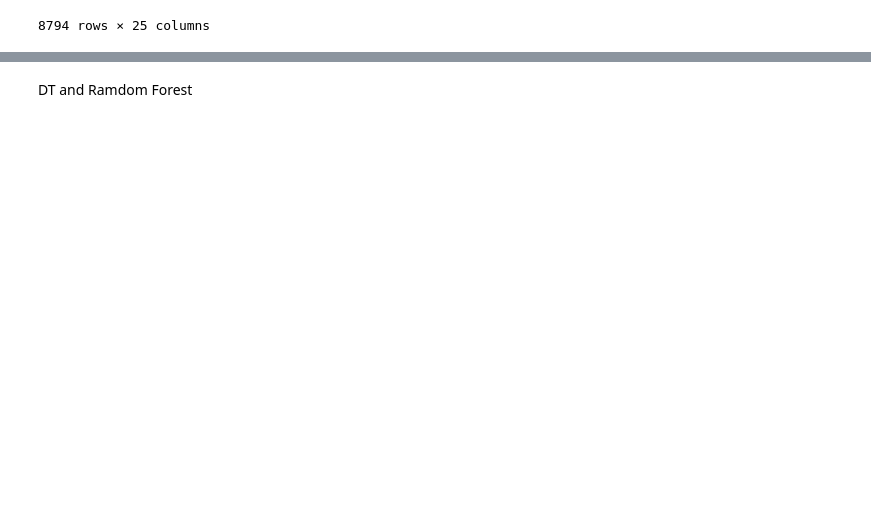
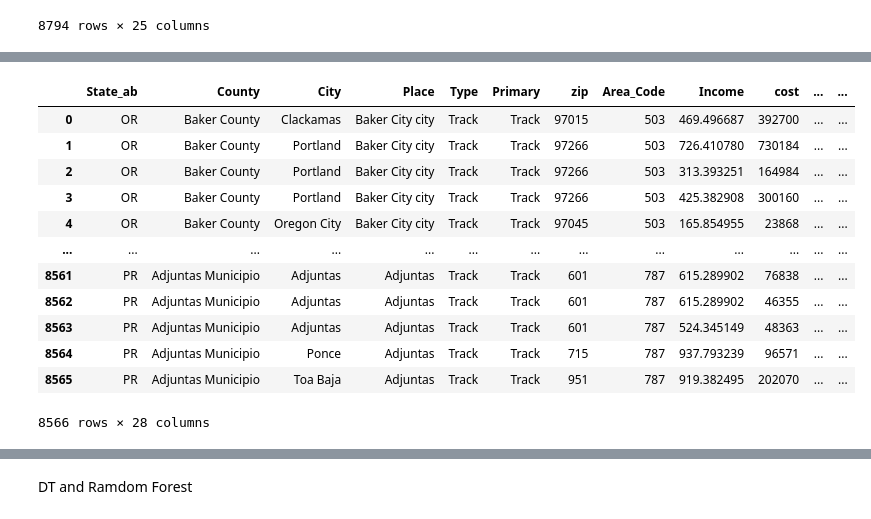
Before and after one commit to riasat-mahbub/ML_Final_Project, a Jupyter notebook: Untitled14.ipynb, the cells around one changed output, grey strips where cells are left out. Cells and saved outputs as stored; diff of their text form; code cells hidden in the pictures; blank space fills up the shorter version.

```diff
--- a/Untitled14.ipynb
+++ b/Untitled14.ipynb
@@ -78,0 +154,3 @@ df_merge
+# %%
+df_merge = df_merge.drop([ 'State_Code','State_Name','ALand', 'AWater', 'Lat', 'Lon'], axis=1)
+df_merge
@@ -78,0 +171,3 @@ df_merge
+# %%
+df_merge = df_merge.rename(columns={'Zip_Code':'zip'})
+df_merge
@@ -115,2 +204,0 @@ df
-# %%
-df_merge = df.drop(['id_x', 'id_y', 'State_Cost','State_Name',])
@@ -130,0 +205,18 @@ df_merge = df.drop(['id_x', 'id_y', 'State_Cost','State_Name',])
+# %%
+df_merge_2 = pd.merge(df_merge, df_zip, on='zip')
+df_merge_2['isMetro'] = df_merge_2['density'] >= 500
+df_merge_2
+# %% [output]
+|  | State_ab | County | City | Place | Type | Primary | zip | Area_Code | Income | cost | ... | ... |
+| 0 | OR | Baker County | Clackamas | Baker City city | Track | Track | 97015 | 503 | 469.496687 | 392700 | ... | ... |
+| 1 | OR | Baker County | Portland | Baker City city | Track | Track | 97266 | 503 | 726.410780 | 730184 | ... | ... |
+| 2 | OR | Baker County | Portland | Baker City city | Track | Track | 97266 | 503 | 313.393251 | 164984 | ... | ... |
+| 3 | OR | Baker County | Portland | Baker City city | Track | Track | 97266 | 503 | 425.382908 | 300160 | ... | ... |
+| 4 | OR | Baker County | Oregon City | Baker City city | Track | Track | 97045 | 503 | 165.854955 | 23868 | ... | ... |
+| ... | ... | ... | ... | ... | ... | ... | ... | ... | ... | ... | ... | ... |
+| 8561 | PR | Adjuntas Municipio | Adjuntas | Adjuntas | Track | Track | 601 | 787 | 615.289902 | 76838 | ... | ... |
+| 8562 | PR | Adjuntas Municipio | Adjuntas | Adjuntas | Track | Track | 601 | 787 | 615.289902 | 46355 | ... | ... |
+| 8563 | PR | Adjuntas Municipio | Adjuntas | Adjuntas | Track | Track | 601 | 787 | 524.345149 | 48363 | ... | ... |
+| 8564 | PR | Adjuntas Municipio | Ponce | Adjuntas | Track | Track | 715 | 787 | 937.793239 | 96571 | ... | ... |
+| 8565 | PR | Adjuntas Municipio | Toa Baja | Adjuntas | Track | Track | 951 | 787 | 919.382495 | 202070 | ... | ... |
+8566 rows × 28 columns
```
Also changed, not shown: parts of 31 cells of this notebook.
